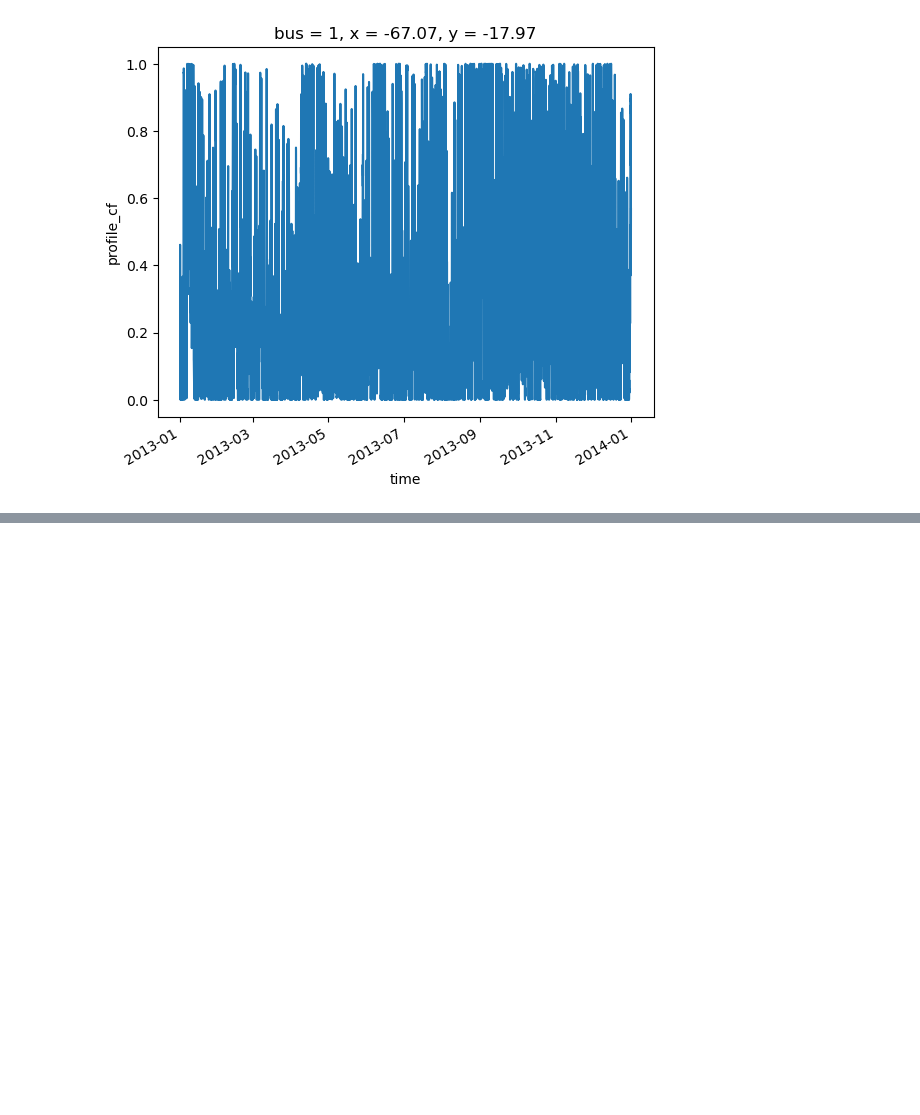
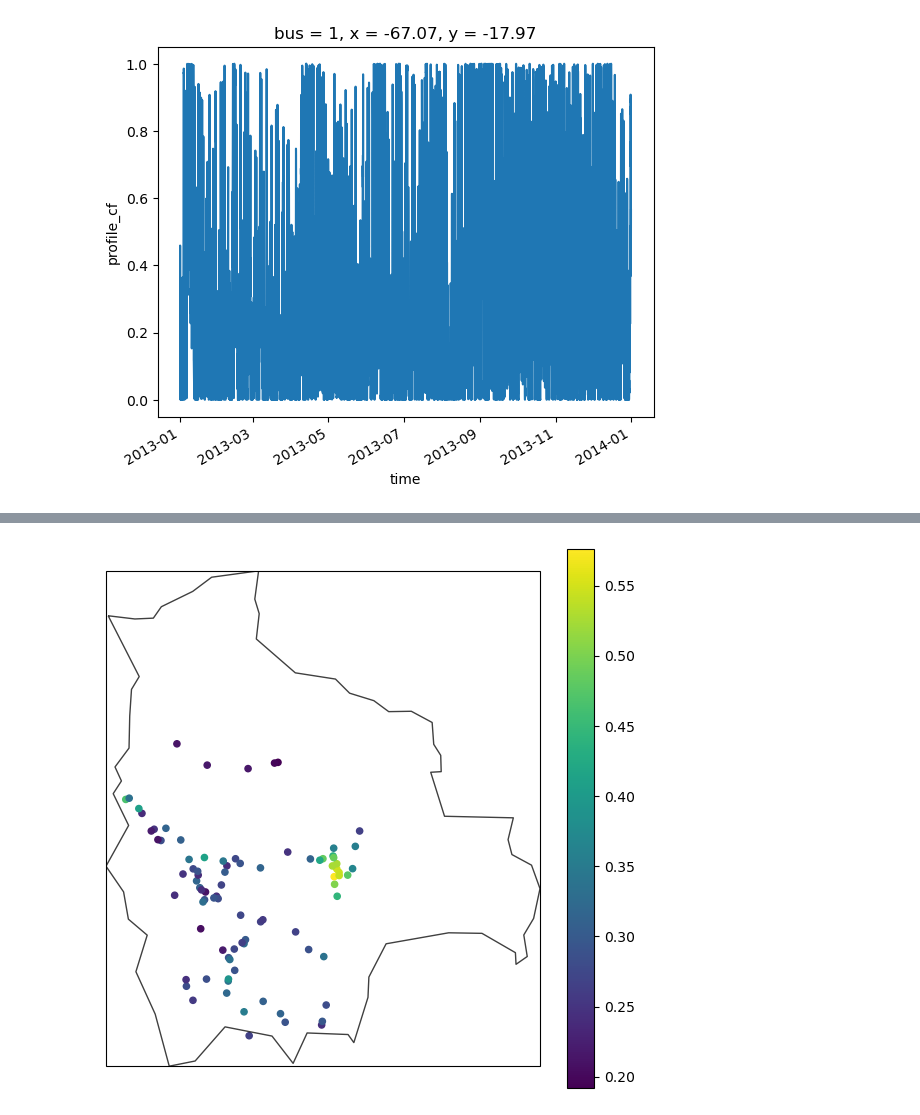
Before and after one commit to CIE-UMSS/PyPSA-BO, a Jupyter notebook: Results_analysis/Cost-Supply/nc_file_exploration.ipynb, the cells around one changed output, grey strips where cells are left out. Saved outputs shown, nothing was run; the diff lists cells and outputs as text; code cells hidden in the pictures; blank space fills up the shorter version.

```diff
--- a/Results_analysis/Cost-Supply/nc_file_exploration.ipynb
+++ b/Results_analysis/Cost-Supply/nc_file_exploration.ipynb
@@ -882,0 +886,31 @@ Data variables:
+# %%
+#create shared figure
+fig, ax = plt.subplots(figsize=(7, 7),subplot_kw={'projection': ccrs.PlateCarree()})
+
+#determine the limits of the country
+world = gpd.read_file(gpd.datasets.get_path("naturalearth_lowres"))
+shapes=world[world.name.isin(["Bolivia"])].set_index("name")
+shapes.boundary.plot(ax=ax, color="black", alpha=0.75, linewidth=1,)
+
+#Check values
+mean_cf = xr_out["profile"].mean("time")
+
+df = mean_cf.to_dataframe(name="mean_cf").reset_index()
+
+df["x"] = xr_out["x"].reindex(bus=df["bus"]).values
+df["y"] = xr_out["y"].reindex(bus=df["bus"]).values
+
+gdf = gpd.GeoDataFrame(
+    df,
+    geometry=gpd.points_from_xy(df.x, df.y),
+    crs="EPSG:4326"
+)
+
+#plot
+gdf.plot(ax=ax, column="mean_cf", cmap="viridis", legend=True, markersize=20,
+    transform=ccrs.PlateCarree())
+
+minx, miny, maxx, maxy = shapes.total_bounds
+ax.set_extent([minx, maxx, miny, maxy], crs=ccrs.PlateCarree())
+# %% [output]
+[figure, added]
```
Also changed, not shown: parts of 30 cells of this notebook, 3 other files.
